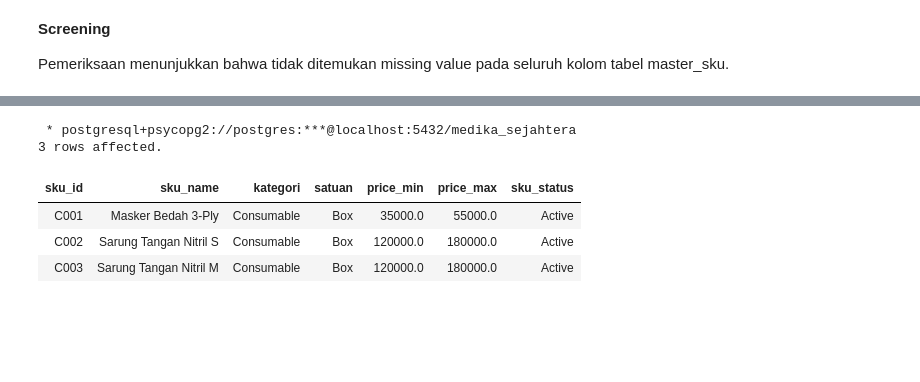
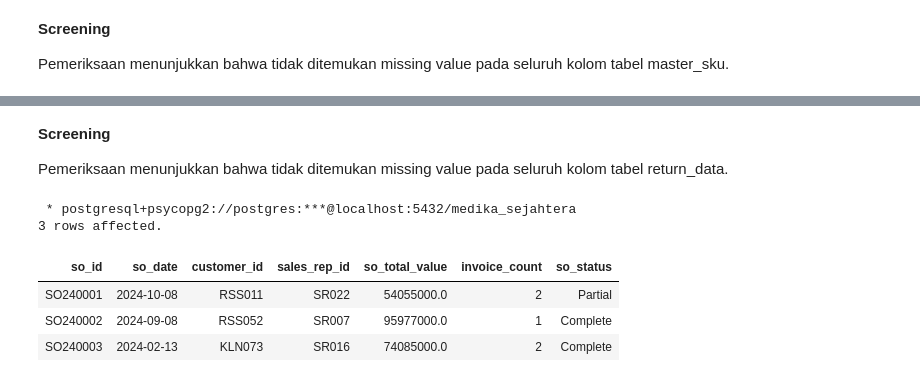
Before and after one commit to Rpfitrah/return-analysis-medika-sejahtera, a Jupyter notebook: Notebook/01_data_understanding.ipynb, the cells around one changed output, grey strips where cells are left out. Saved outputs shown, nothing was run; the diff lists cells and outputs as text; code cells hidden in the pictures; blank space fills up the shorter version.

Commit message:
missing values check

```diff
--- a/Notebook/01_data_understanding.ipynb
+++ b/Notebook/01_data_understanding.ipynb
@@ -1849,14 +2023,18 @@ Pemeriksaan menunjukkan bahwa tidak ditemukan missing value pada seluruh kolom t
+# %% [markdown]
+**Screening**
+
+Pemeriksaan menunjukkan bahwa tidak ditemukan missing value pada seluruh kolom tabel return_data.
 # %%
 %%sql
 
 SELECT *
 FROM
-    master_sku
+    so_data
 LIMIT 3
 # %% [output]
  * postgresql+psycopg2://postgres:***@localhost:5432/medika_sejahtera
 3 rows affected.
-| sku_id | sku_name | kategori | satuan | price_min | price_max | sku_status |
-| C001 | Masker Bedah 3-Ply | Consumable | Box | 35000.0 | 55000.0 | Active |
-| C002 | Sarung Tangan Nitril S | Consumable | Box | 120000.0 | 180000.0 | Active |
-| C003 | Sarung Tangan Nitril M | Consumable | Box | 120000.0 | 180000.0 | Active |
+| so_id | so_date | customer_id | sales_rep_id | so_total_value | invoice_count | so_status |
+| SO240001 | 2024-10-08 | RSS011 | SR022 | 54055000.0 | 2 | Partial |
+| SO240002 | 2024-09-08 | RSS052 | SR007 | 95977000.0 | 1 | Complete |
+| SO240003 | 2024-02-13 | KLN073 | SR016 | 74085000.0 | 2 | Complete |
```
Also changed, not shown: parts of 1 cell of this notebook.
